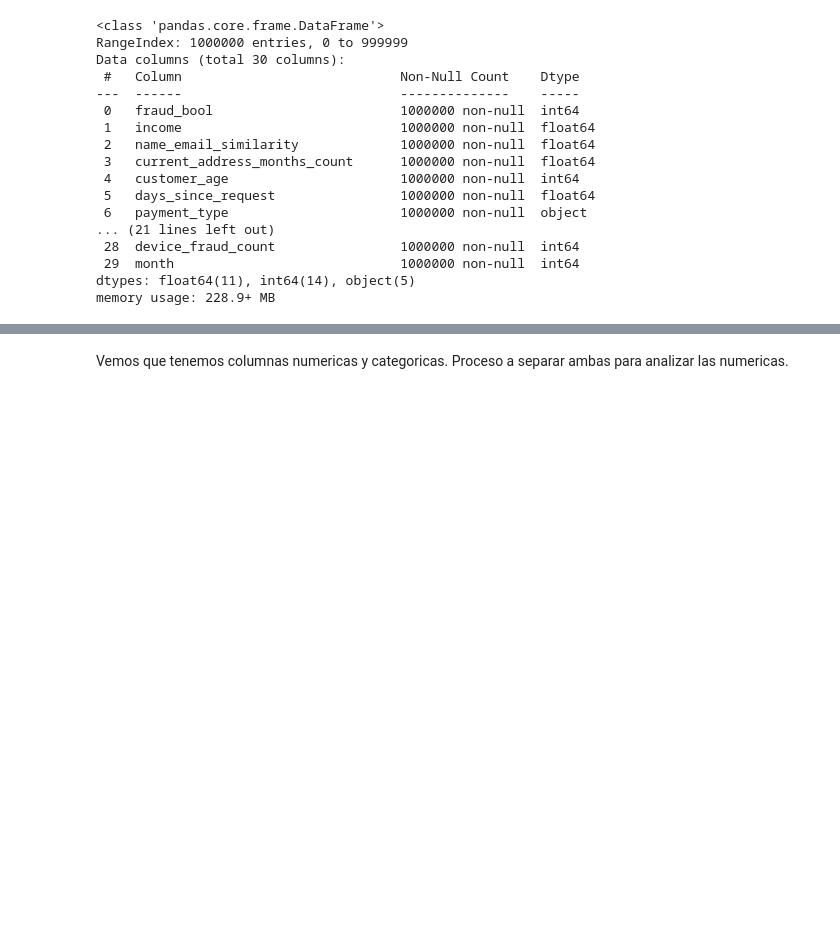
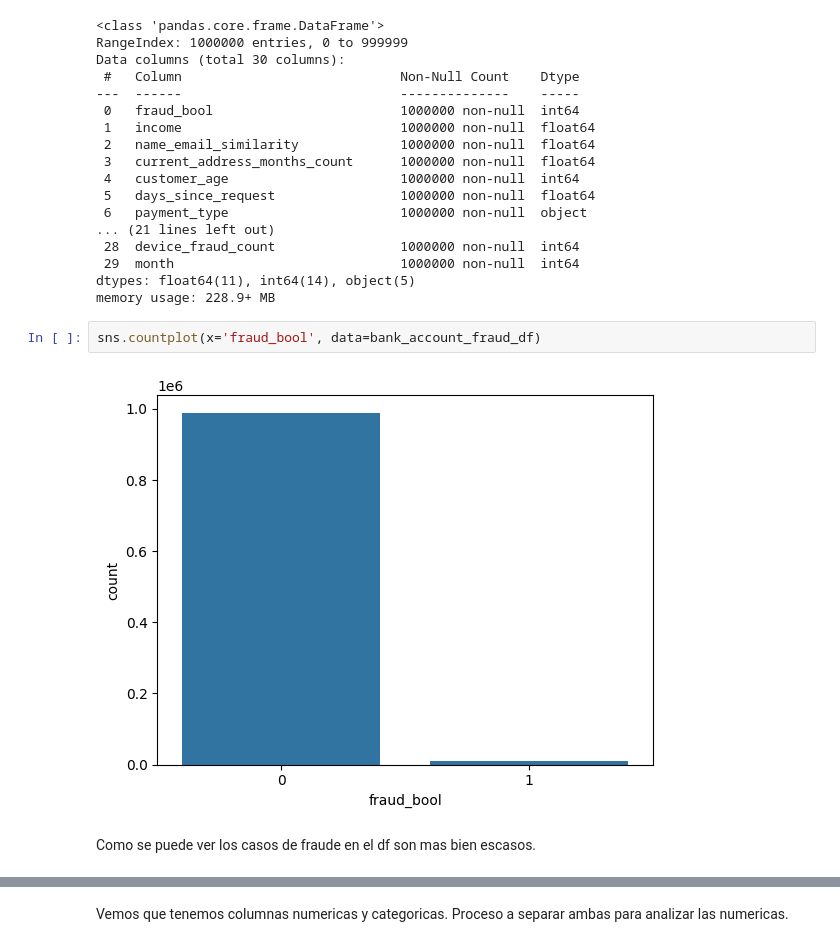
Before and after one commit to RamiroCabri1/Detecci-n-de-Fraudes-en-Transacciones-Bancarias, a Jupyter notebook: notebooks/eda.ipynb, the cells around one changed output, grey strips where cells are left out. Cells and saved outputs as stored; diff of their text form; blank space fills up the shorter version.

```diff
--- a/notebooks/eda.ipynb
+++ b/notebooks/eda.ipynb
@@ -82,3 +123,9 @@ Data columns (total 30 columns):
  29  month                             1000000 non-null  int64
 dtypes: float64(11), int64(14), object(5)
 memory usage: 228.9+ MB
+# %%
+sns.countplot(x='fraud_bool', data=bank_account_fraud_df)
+# %% [output]
+[figure, added]
+# %% [markdown]
+Como se puede ver los casos de fraude en el df son mas bien escasos.
```
Also changed, not shown: parts of 27 cells of this notebook.
